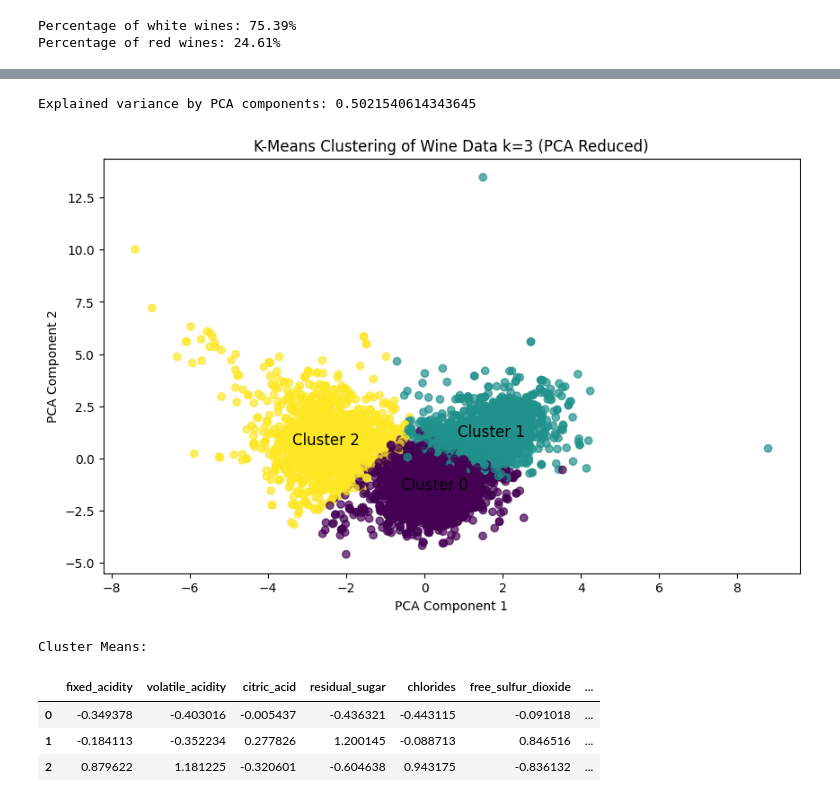
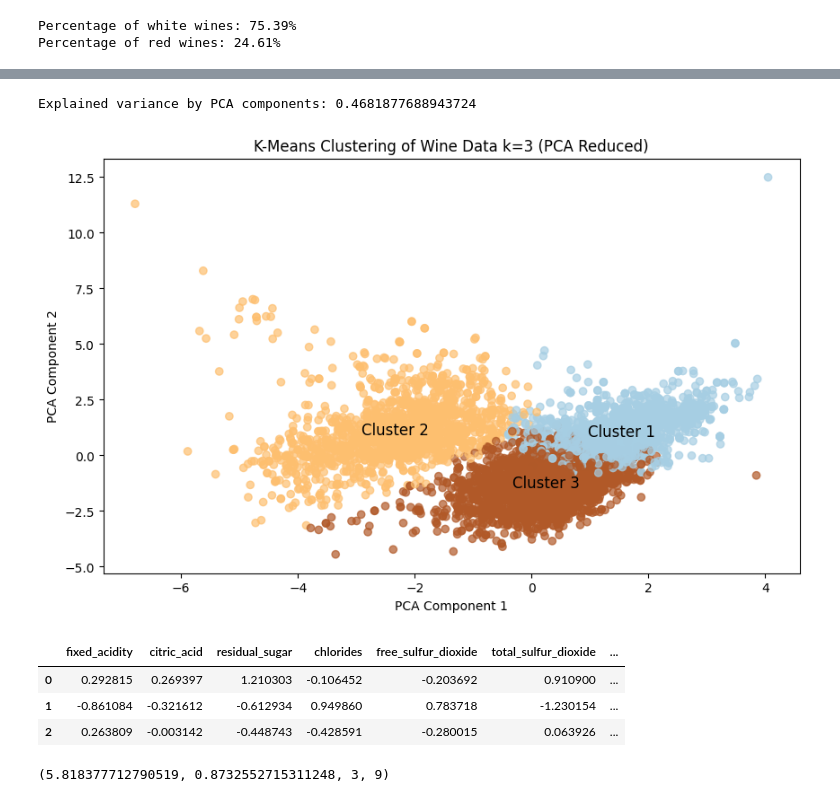
Before and after one commit to 2T1F/wine, a Jupyter notebook: explore.ipynb, the cells around one changed output, grey strips where cells are left out. Saved outputs shown, nothing was run; the diff lists cells and outputs as text; code cells hidden in the pictures.

```diff
--- a/explore.ipynb
+++ b/explore.ipynb
@@ -21,6 +38,11 @@ No missing values
 X.isnull().sum().sum()
 # %% [output]
 0
+# %%
+X["free_sulfur_dioxide"] = X["free_sulfur_dioxide"] / X["total_sulfur_dioxide"]
+X["total_acidity"] = X["fixed_acidity"] + X["volatile_acidity"]
+X["fixed_acidity"] = X["fixed_acidity"] / X["total_acidity"]
+X = X.drop(columns=["volatile_acidity"])
 # %%
 X
 # %% [output]
@@ -127,13 +168,15 @@ for k in k_range:
     kmeans.fit(X_scaled)
     inertia.append(kmeans.inertia_)
     # Calculate silhouette score
-    silhouette_scores.append(silhouette_score(X_scaled, kmeans.labels_))
+    silhouette_scores.append(silhouette_score(X_scaled, kmeans.predict(X_scaled)))
 plt.figure(figsize=(10, 6))
 plt.title('Elbow Method for Optimal K')
 plt.xlabel('Number of Clusters (K)')
 plt.ylabel('Inertia')
 plt.xticks(k_range)
 plt.plot(k_range, inertia, marker='o')
+# Save the elbow method plot
+plt.savefig('elbow_method.png', dpi=300, bbox_inches='tight')
 # Silhouette score to find optimal number of clusters
 plt.figure(figsize=(10, 6))
 plt.plot(k_range, silhouette_scores, marker='o')
@@ -149,27 +192,28 @@ plt.show()
 # %%
 #Choose k=3
-kmeans = KMeans(n_clusters=3, n_init=10)
+kmeans = KMeans(n_clusters=3, n_init=10, random_state=3523523)
 assigned_clusters = kmeans.fit_predict(X_scaled)
 # Do PCA down to 2D for visualization
 from sklearn.decomposition import PCA
 pca = PCA(n_components=2)
 X_pca = pca.fit_transform(X_scaled)
 print(f'Explained variance by PCA components: {np.sum(pca.explained_variance_ratio_)}')
 plt.figure(figsize=(10, 6))
-plt.scatter(X_pca[:, 0], X_pca[:, 1], c=assigned_clusters, cmap='viridis', alpha=0.7)
+plt.scatter(X_pca[:, 0], X_pca[:, 1], c=assigned_clusters, cmap='Paired', alpha=0.7)
 plt.title('K-Means Clustering of Wine Data k=3 (PCA Reduced)')
 plt.xlabel('PCA Component 1')
 plt.ylabel('PCA Component 2')
 # Label the clusters
 for i in range(4):
     plt.text(X_pca[assigned_clusters == i, 0].mean(),
              X_pca[assigned_clusters == i, 1].mean(),
-             f'Cluster {i}',
+             f'Cluster {i+1}',
              color='black', fontsize=12, ha='center', va='center')
+plt.savefig('kmeans_clustering_pca_k3.png', dpi=300, bbox_inches='tight')
 plt.show()
 # %% [output]
-Explained variance by PCA components: 0.5021540614343645
+Explained variance by PCA components: 0.4681877688943724
-[figure, old version]
+[figure, new version]
 # %%
 # Compare cluster average values: (features, quality and color) to just splitting by color
 cluster_means = pd.DataFrame(X_scaled,columns=X_scaled.columns).groupby(assigned_clusters).mean()
@@ -177,14 +221,18 @@ y_df = pd.DataFrame(y, columns=["quality"])
 cluster_means['quality'] = pd.DataFrame(y_df, columns=["quality"]).groupby(assigned_clusters).mean()
 cluster_means['color'] = pd.DataFrame(color, columns=["color"]).groupby(assigned_clusters).mean()
 # %%
-print("Cluster Means:")
+# Save table
+cluster_means.to_csv('cluster_means.csv')
 cluster_means
 # %% [output]
-Cluster Means:
-|  | fixed_acidity | volatile_acidity | citric_acid | residual_sugar | chlorides | free_sulfur_dioxide | ... |
-| 0 | -0.349378 | -0.403016 | -0.005437 | -0.436321 | -0.443115 | -0.091018 | ... |
-| 1 | -0.184113 | -0.352234 | 0.277826 | 1.200145 | -0.088713 | 0.846516 | ... |
-| 2 | 0.879622 | 1.181225 | -0.320601 | -0.604638 | 0.943175 | -0.836132 | ... |
+|  | fixed_acidity | citric_acid | residual_sugar | chlorides | free_sulfur_dioxide | total_sulfur_dioxide | ... |
+| 0 | 0.292815 | 0.269397 | 1.210303 | -0.106452 | -0.203692 | 0.910900 | ... |
+| 1 | -0.861084 | -0.321612 | -0.612934 | 0.949860 | 0.783718 | -1.230154 | ... |
+| 2 | 0.263809 | -0.003142 | -0.448743 | -0.428591 | -0.280015 | 0.063926 | ... |
+# %%
+y.mean(), y.std(), y.min(), y.max()
+# %% [output]
+(5.818377712790519, 0.8732552715311248, 3, 9)
 # %%
 import statsmodels.api as sm
 import statsmodels
```
Also changed, not shown: parts of 16 cells of this notebook, 10 other files.
